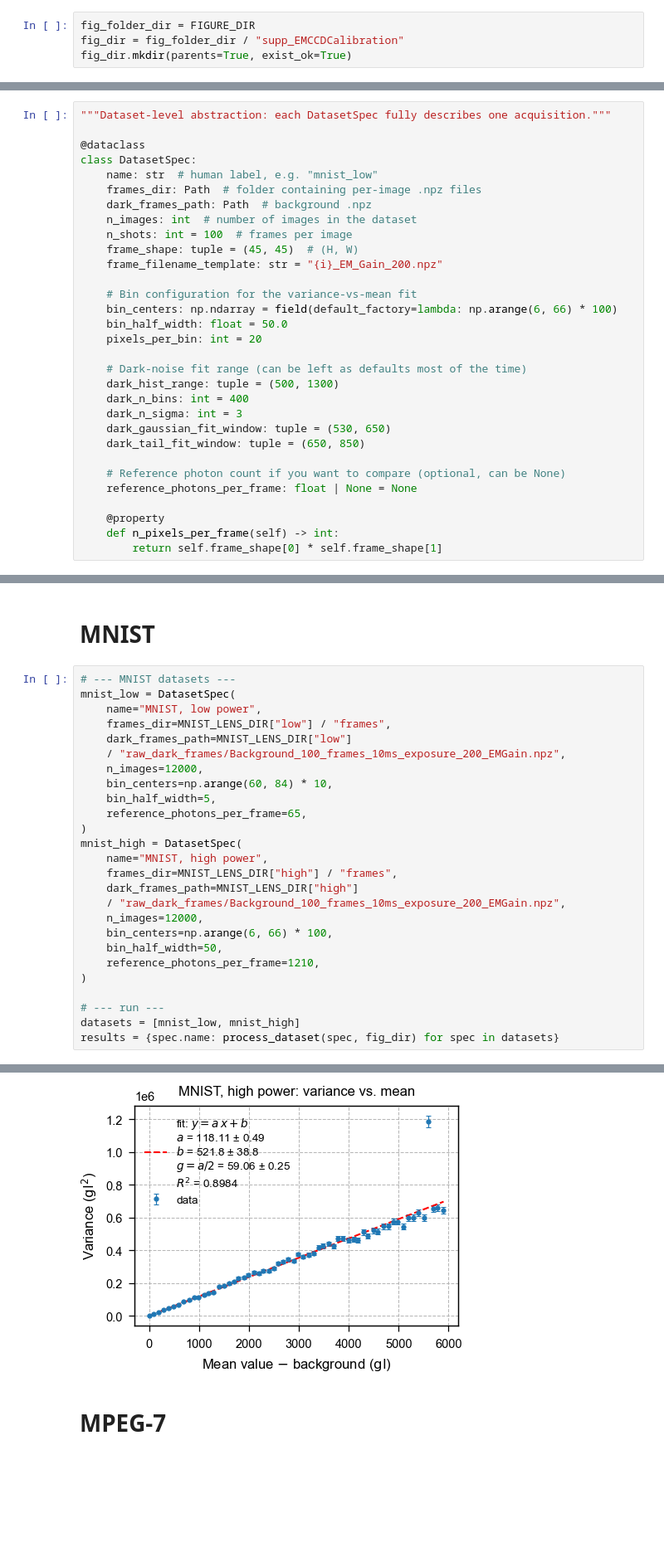
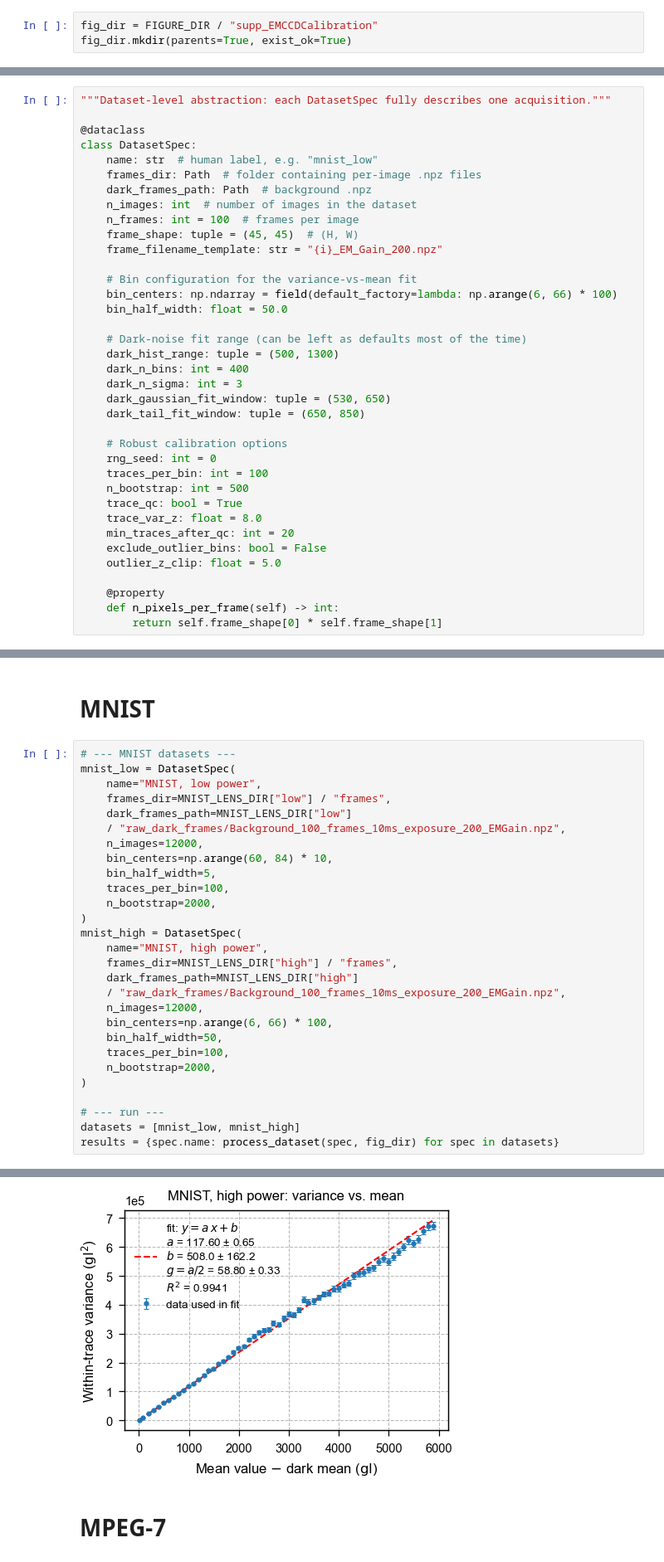
Before and after one commit to TomCty1120/optical-eigentask-learning, a Jupyter notebook: code/data_processing_generation/emccd_calibration_power_estimation.ipynb, the cells around one changed output, grey strips where cells are left out. Shown at 83% size. Saved outputs shown, nothing was run; the diff lists cells and outputs as text; blank space fills up the shorter version.

Commit message:
Refactor: per-trace variance + hierarchical bootstrap SE + robust WLS for gain calibration

```diff
--- a/code/data_processing_generation/emccd_calibration_power_estimation.ipynb
+++ b/code/data_processing_generation/emccd_calibration_power_estimation.ipynb
@@ -68,8 +68,7 @@ def adjust_fixed_margins(fig, left_in=0.55, right_in=0.08, bottom_in=0.45, top_i
         top=1 - top_in / H,
     )
 # %%
-fig_folder_dir = FIGURE_DIR
-fig_dir = fig_folder_dir / "supp_EMCCDCalibration"
+fig_dir = FIGURE_DIR / "supp_EMCCDCalibration"
 fig_dir.mkdir(parents=True, exist_ok=True)
 # %% [markdown]
 # Shared Processing Code
@@ -82,14 +81,13 @@ class DatasetSpec:
     frames_dir: Path  # folder containing per-image .npz files
     dark_frames_path: Path  # background .npz
     n_images: int  # number of images in the dataset
-    n_shots: int = 100  # frames per image
+    n_frames: int = 100  # frames per image
     frame_shape: tuple = (45, 45)  # (H, W)
     frame_filename_template: str = "{i}_EM_Gain_200.npz"
 
     # Bin configuration for the variance-vs-mean fit
     bin_centers: np.ndarray = field(default_factory=lambda: np.arange(6, 66) * 100)
     bin_half_width: float = 50.0
-    pixels_per_bin: int = 20
 
     # Dark-noise fit range (can be left as defaults most of the time)
     dark_hist_range: tuple = (500, 1300)
@@ -98,8 +96,15 @@ class DatasetSpec:
     dark_gaussian_fit_window: tuple = (530, 650)
     dark_tail_fit_window: tuple = (650, 850)
 
-    # Reference photon count if you want to compare (optional, can be None)
-    reference_photons_per_frame: float | None = None
+    # Robust calibration options
+    rng_seed: int = 0
+    traces_per_bin: int = 100
+    n_bootstrap: int = 500
+    trace_qc: bool = True
+    trace_var_z: float = 8.0
+    min_traces_after_qc: int = 20
+    exclude_outlier_bins: bool = False
+    outlier_z_clip: float = 5.0
 
     @property
     def n_pixels_per_frame(self) -> int:
@@ -504,7 +837,8 @@ mnist_low = DatasetSpec(
     n_images=12000,
     bin_centers=np.arange(60, 84) * 10,
     bin_half_width=5,
-    reference_photons_per_frame=65,
+    traces_per_bin=100,
+    n_bootstrap=2000,
 )
 mnist_high = DatasetSpec(
     name="MNIST, high power",
@@ -514,7 +848,8 @@ mnist_high = DatasetSpec(
     n_images=12000,
     bin_centers=np.arange(6, 66) * 100,
     bin_half_width=50,
-    reference_photons_per_frame=1210,
+    traces_per_bin=100,
+    n_bootstrap=2000,
 )
 
 # --- run ---
@@ -550,5 +893,5 @@ gain fit:
 [figure]
-[figure, old version]
+[figure, new version]
 # %% [markdown]
 # MPEG-7
 # %%
```
Also changed, not shown: parts of 6 cells of this notebook.
